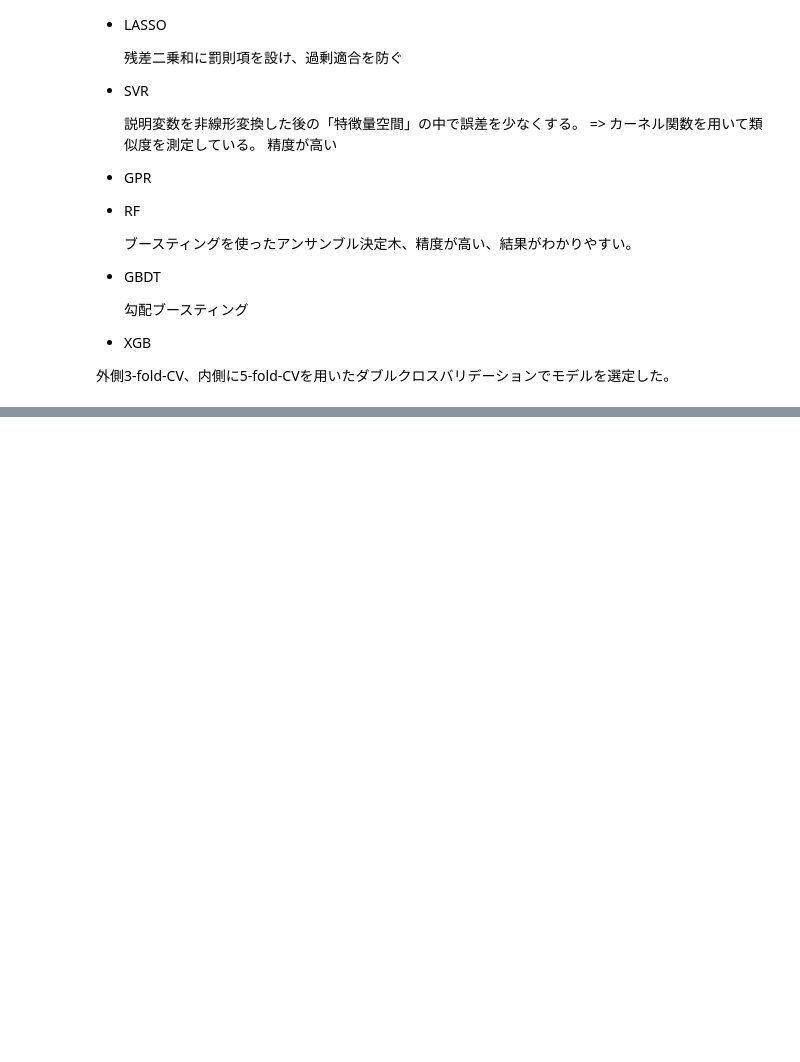
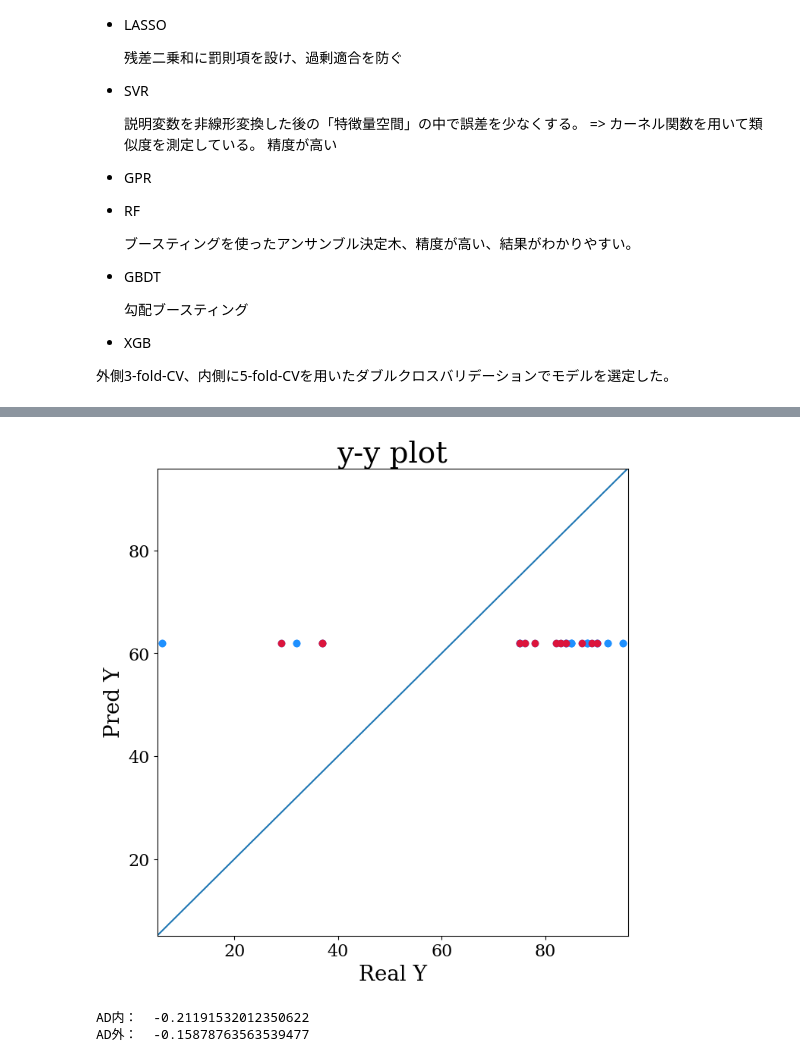
Before and after one commit to wwwyo/lab, a Jupyter notebook: exec_1114.ipynb, the cells around one changed output, grey strips where cells are left out. Saved outputs shown, nothing was run; the diff lists cells and outputs as text; code cells hidden in the pictures; blank space fills up the shorter version.

```diff
--- a/exec_1114.ipynb
+++ b/exec_1114.ipynb
@@ -674,0 +604,33 @@ KeyError: 'best_estimators'
+# %%
+from sklearn.linear_model import Lasso
+lasso = Lasso(alpha=100, max_iter=10000)
+lasso.fit(X_train,y_train)
+y_pred  = lasso.predict(X_test)
+
+yvalues = np.concatenate([y_test.values.flatten(), y_pred.flatten()])
+ymin, ymax, yrange = np.amin(yvalues), np.amax(yvalues), np.ptp(yvalues)
+fig = plt.figure(figsize=(8, 8))
+plt.rcParams['font.family'] = "DejaVu Serif"
+
+plt.title("y-y plot", fontsize=28)
+plt.xlim(ymin - yrange * 0.01, ymax + yrange * 0.01)
+plt.ylim(ymin - yrange * 0.01, ymax + yrange * 0.01)
+
+plt.xlabel('Real Y', fontsize=20)
+plt.ylabel('Pred Y', fontsize=20)
+plt.tick_params(labelsize=16)
+plt.plot([ymin - yrange * 0.01, ymax + yrange * 0.01], [ymin - yrange * 0.01, ymax + yrange * 0.01])
+
+
+plt.scatter(y_test, y_pred, c = "dodgerblue")
+plt.scatter(y_test[y_test_class == 1], y_pred[y_test_class == 1], c = "dodgerblue", label = "AD_inside")
+plt.scatter(y_test[y_test_class == -1], y_pred[y_test_class == -1], c = "crimson", label = "AD_outside")
+
+plt.show()
+
+print('AD内： ',r2_score(y_test[y_test_class == 1], y_pred[y_test_class == 1]))
+print('AD外： ',r2_score(y_test[y_test_class == -1], y_pred[y_test_class == -1]))
+# %% [output]
+[figure, added]
+AD内：  -0.21191532012350622
+AD外：  -0.15878763563539477
```
Also changed, not shown: parts of 26 cells of this notebook, 12 other files.
